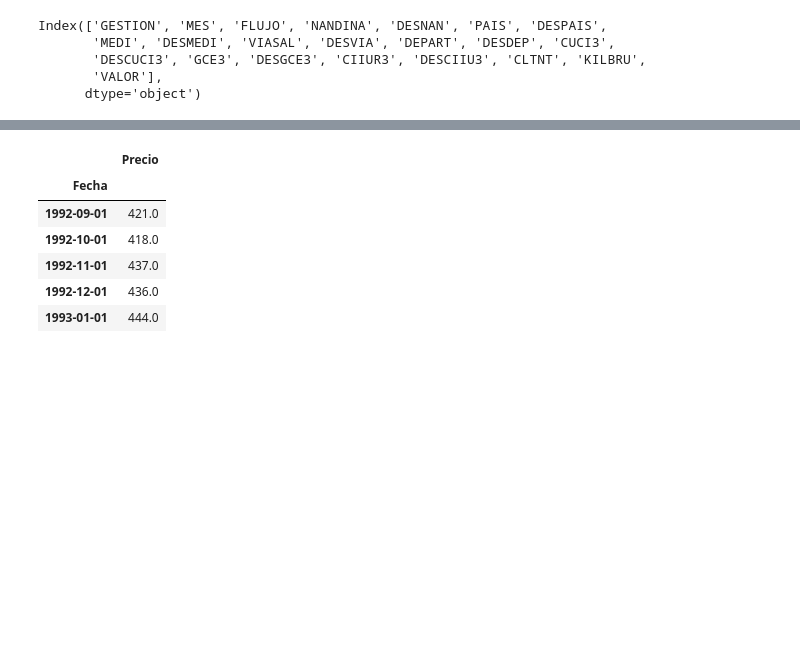
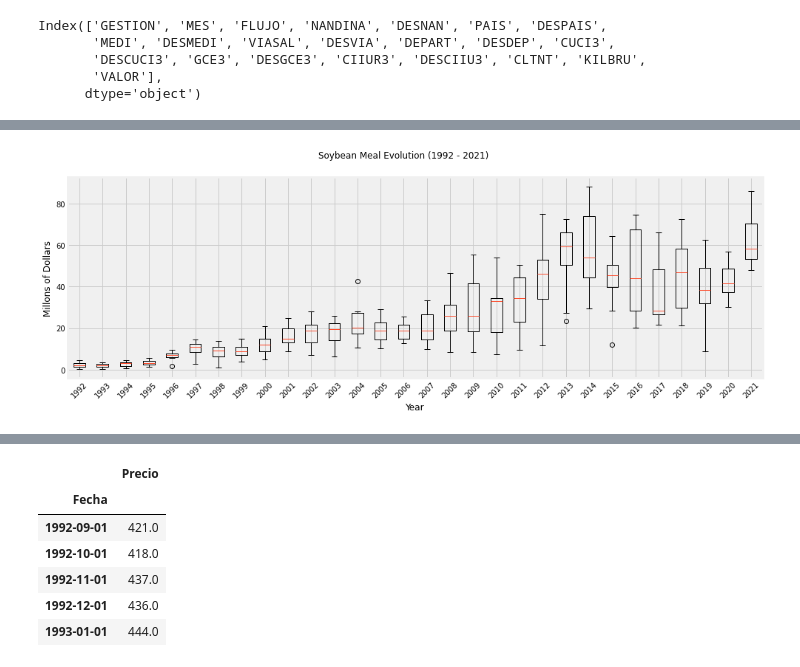
Before and after one commit to AdoxNotFound/nontraditional_exports_bolivia, a Jupyter notebook: 3. individual_analysis.ipynb, the cells around one changed output, grey strips where cells are left out. Cells and saved outputs as stored; diff of their text form; code cells hidden in the pictures; blank space fills up the shorter version.

```diff
--- a/3. individual_analysis.ipynb
+++ b/3. individual_analysis.ipynb
@@ -53,15 +36,0 @@ cuci_expo(df_expo, 4211, 'KILBRU', 'aceite de soya')
-# %%
-def cuci_box(df, cuci, col, nombre):
-  df = df[(df['GESTION'] <= 2021) & (df['CUCI3'] == cuci)].groupby(['GESTION', 'MES'])[col].sum().reset_index()
-  df_aux = df.pivot_table(values=col, index='GESTION', columns='MES', fill_value=0).div(1000000).round(3)
-  fig, axes = plt.subplots(figsize=(15, 5))
-  fig.suptitle('Distribucion anuel de exportaciones de ' + nombre + ' (1992 - 2021)')
-  years = df['GESTION'].unique()
-  axes.boxplot(df_aux)
-  axes.set_xticklabels(years,rotation=45)
-  axes.set_xlabel('Gestion')
-  if col == 'VALOR_FOB':
-    axes.set_ylabel('Millones de Dolares')
-  elif col == 'KILBRU':
-    axes.set_ylabel('Mil Toneladas')
-  return plt.show()
@@ -197,0 +45,19 @@ df_harina = pd.read_excel(r"/content/drive/MyDrive/Data/Raw/Datos históricos F
+# %%
+def cuci_box(df, cuci, col, nombre):
+  df = df[(df['GESTION'] <= 2021) & (df['CUCI3'] == cuci)].groupby(['GESTION', 'MES'])[col].sum().reset_index()
+  df_aux = df.pivot_table(values=col, index='MES', columns='GESTION', fill_value=0).div(1000000).round(3)
+  fig, axes = plt.subplots(figsize=(15, 5))
+  fig.suptitle(nombre + ' Evolution (1992 - 2021)')
+  years = df['GESTION'].unique()
+  axes.boxplot(df_aux)
+  axes.set_xticklabels(years,rotation=45)
+  axes.set_xlabel('Year')
+  if col == 'VALOR':
+    axes.set_ylabel('Millons of Dollars')
+  elif col == 'KILBRU':
+    axes.set_ylabel('Thounsand Tons')
+  return plt.show()
+# %%
+cuci_box(df_expo, 813, 'VALOR', 'Soybean Meal')
+# %% [output]
+[figure, added]
```
Also changed, not shown: parts of 46 cells of this notebook, 31 other files.
